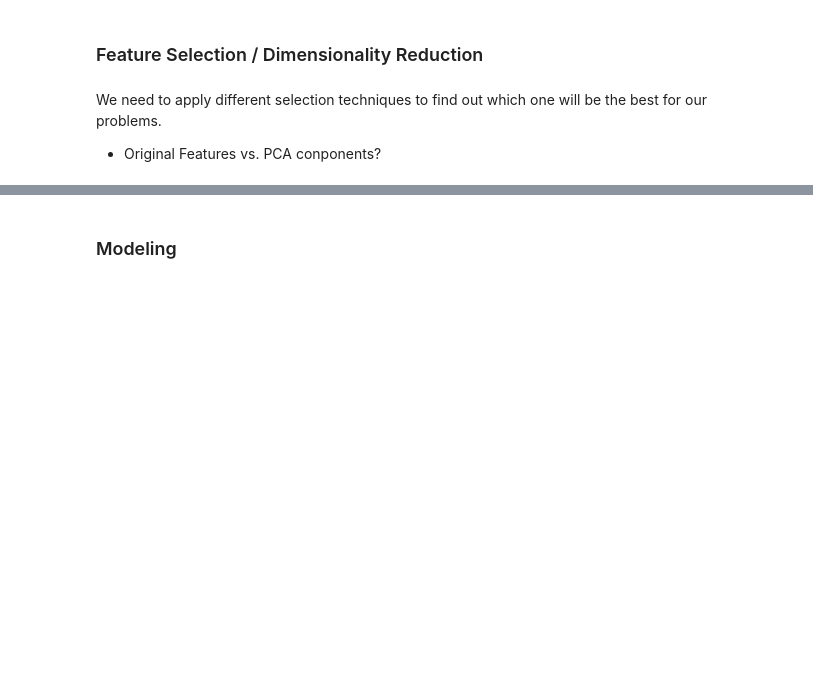
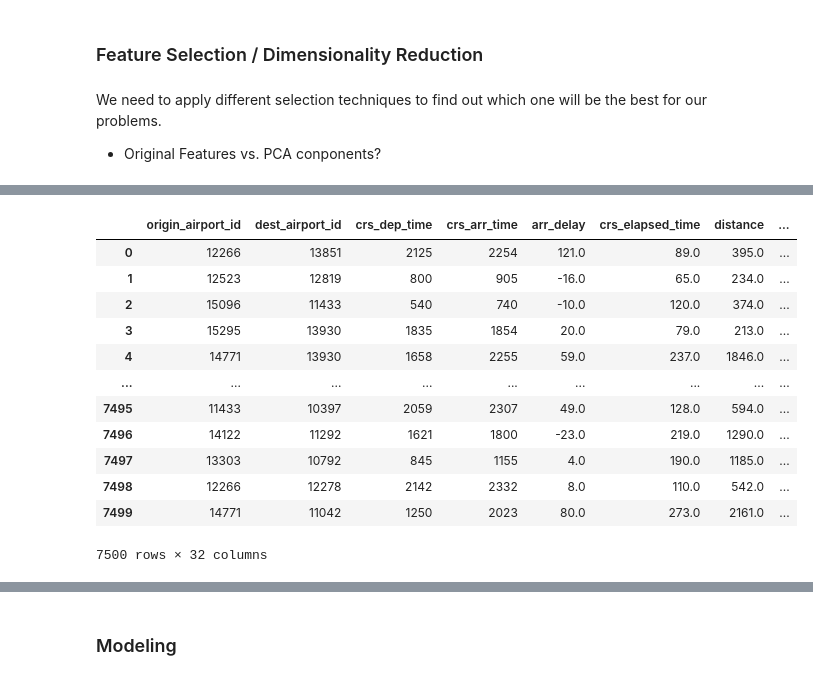
Before and after one commit to NB094/LHL_Midterm_1, a Jupyter notebook: modeling.ipynb, the cells around one changed output, grey strips where cells are left out. Drawn from its saved outputs; the diff is of its cells as text; code cells hidden in the pictures; blank space fills up the shorter version.

```diff
--- a/modeling.ipynb
+++ b/modeling.ipynb
@@ -112,0 +155,31 @@ pd.concat([X_train.drop(columns = categorical_columns), df_transformed_columns],
+# %%
+data_for_scaling = X_train[['origin_airport_id', 'dest_airport_id',
+       'crs_dep_time', 'crs_arr_time', 'arr_delay', 'crs_elapsed_time',
+       'distance', 'hour_of_day_dep', 'hour_of_day_arr',
+       'mean_weather_delay', 'std_weather_delay',
+       'daily_arr_delay_mean', 'daily_carrier_delay_mean',
+       'daily_weather_delay_mean', 'daily_nas_delay_mean',
+       'daily_security_delay_mean', 'daily_late_aircraft_delay_mean',
+       'daily_arr_delay_std', 'daily_carrier_delay_std',
+       'daily_weather_delay_std', 'daily_nas_delay_std',
+       'daily_security_delay_std', 'daily_late_aircraft_delay_std',
+       'dep_mean_hourly_delay', 'arr_mean_hourly_delay',
+       'dep_std_hourly_delay', 'arr_std_hourly_delay',
+       'mean_mkt_carrier_delay', 'mean_op_carrier_delay',
+       'std_mkt_carrier_delay', 'std_op_carrier_delay',
+       'mean_tail_num_arr_delay']]
+data_for_scaling
+# %% [output]
+|  | origin_airport_id | dest_airport_id | crs_dep_time | crs_arr_time | arr_delay | crs_elapsed_time | distance | ... |
+| 0 | 12266 | 13851 | 2125 | 2254 | 121.0 | 89.0 | 395.0 | ... |
+| 1 | 12523 | 12819 | 800 | 905 | -16.0 | 65.0 | 234.0 | ... |
+| 2 | 15096 | 11433 | 540 | 740 | -10.0 | 120.0 | 374.0 | ... |
+| 3 | 15295 | 13930 | 1835 | 1854 | 20.0 | 79.0 | 213.0 | ... |
+| 4 | 14771 | 13930 | 1658 | 2255 | 59.0 | 237.0 | 1846.0 | ... |
+| ... | ... | ... | ... | ... | ... | ... | ... | ... |
+| 7495 | 11433 | 10397 | 2059 | 2307 | 49.0 | 128.0 | 594.0 | ... |
+| 7496 | 14122 | 11292 | 1621 | 1800 | -23.0 | 219.0 | 1290.0 | ... |
+| 7497 | 13303 | 10792 | 845 | 1155 | 4.0 | 190.0 | 1185.0 | ... |
+| 7498 | 12266 | 12278 | 2142 | 2332 | 8.0 | 110.0 | 542.0 | ... |
+| 7499 | 14771 | 11042 | 1250 | 2023 | 80.0 | 273.0 | 2161.0 | ... |
+7500 rows × 32 columns
```
Also changed, not shown: parts of 27 cells of this notebook.
